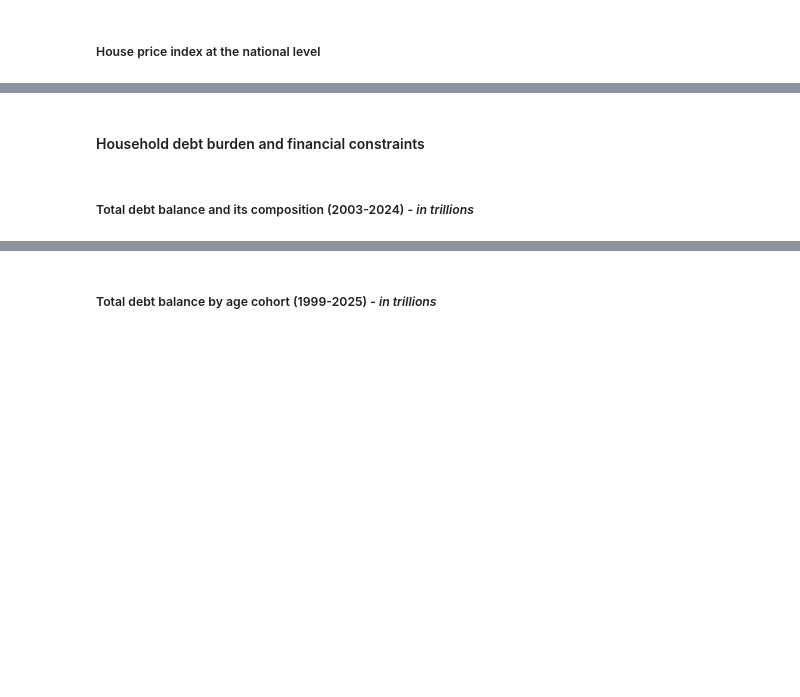
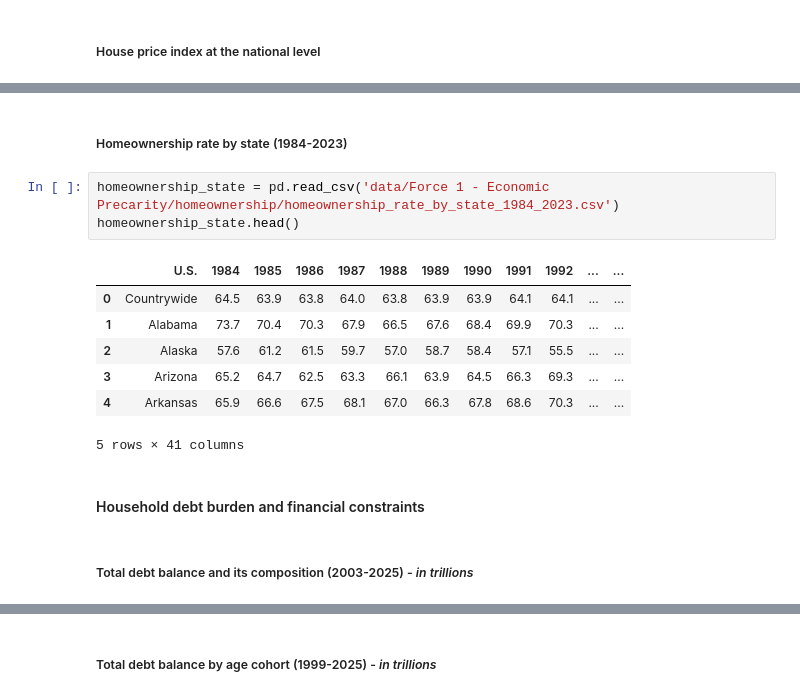
Before and after one commit to hmosso01/Masters_Project_DSC_550, a Jupyter notebook: capstone.ipynb, the cells around one changed output, grey strips where cells are left out. Cells and saved outputs as stored; diff of their text form; blank space fills up the shorter version.

```diff
--- a/capstone.ipynb
+++ b/capstone.ipynb
@@ -37,4 +127,17 @@
+# %% [markdown]
+##### Homeownership rate by state (1984-2023)
+# %%
+homeownership_state = pd.read_csv('data/Force 1 - Economic Precarity/homeownership/homeownership_rate_by_state_1984_2023.csv')
+homeownership_state.head()
+# %% [output]
+|  | U.S. | 1984 | 1985 | 1986 | 1987 | 1988 | 1989 | 1990 | 1991 | 1992 | ... | ... |
+| 0 | Countrywide | 64.5 | 63.9 | 63.8 | 64.0 | 63.8 | 63.9 | 63.9 | 64.1 | 64.1 | ... | ... |
+| 1 | Alabama | 73.7 | 70.4 | 70.3 | 67.9 | 66.5 | 67.6 | 68.4 | 69.9 | 70.3 | ... | ... |
+| 2 | Alaska | 57.6 | 61.2 | 61.5 | 59.7 | 57.0 | 58.7 | 58.4 | 57.1 | 55.5 | ... | ... |
+| 3 | Arizona | 65.2 | 64.7 | 62.5 | 63.3 | 66.1 | 63.9 | 64.5 | 66.3 | 69.3 | ... | ... |
+| 4 | Arkansas | 65.9 | 66.6 | 67.5 | 68.1 | 67.0 | 66.3 | 67.8 | 68.6 | 70.3 | ... | ... |
+5 rows × 41 columns
 # %% [markdown]
 #### Household debt burden and financial constraints
 # %% [markdown]
-##### Total debt balance and its composition (2003-2024) - *in trillions*
+##### Total debt balance and its composition (2003-2025) - *in trillions*
```
Also changed, not shown: parts of 88 cells of this notebook, 1 other file.
